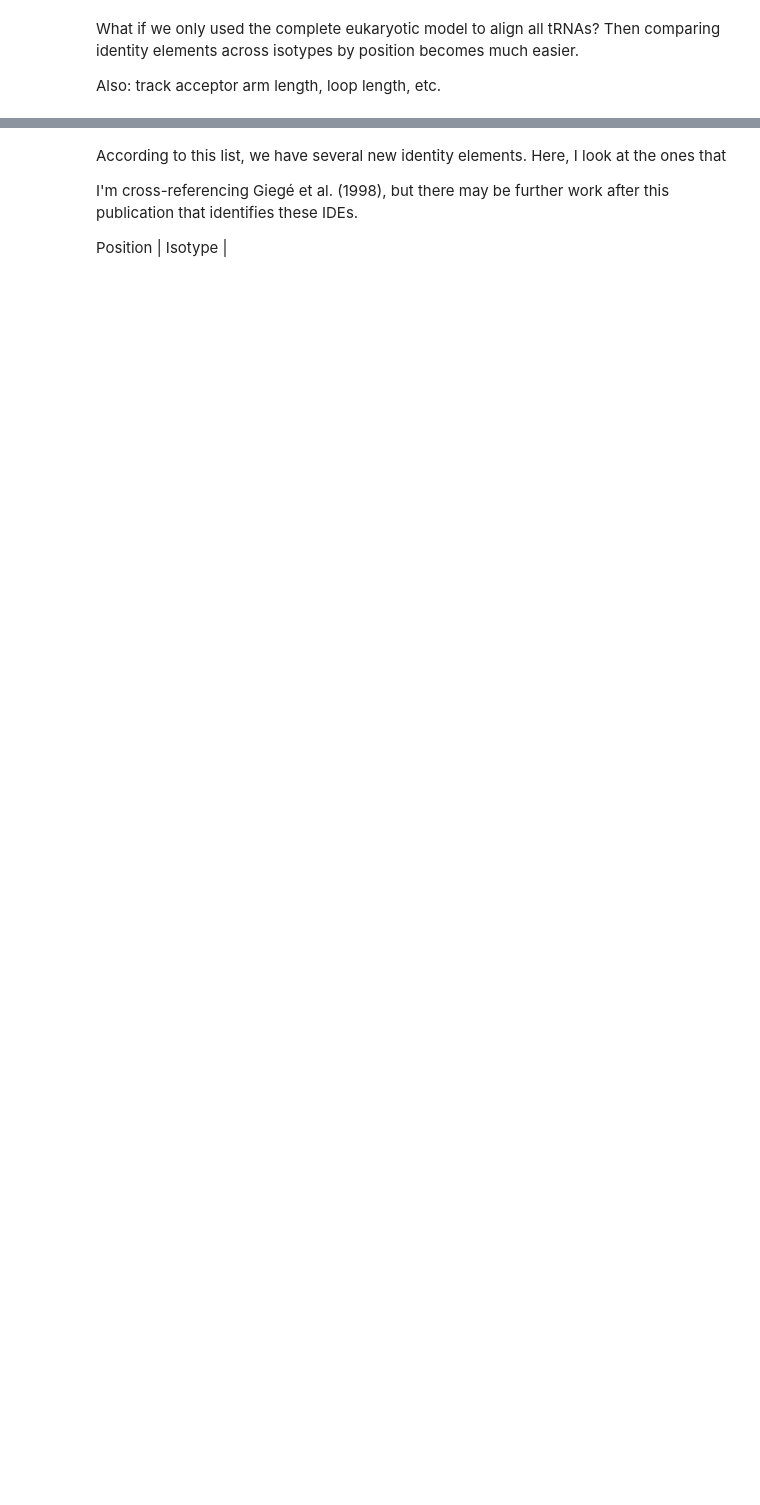
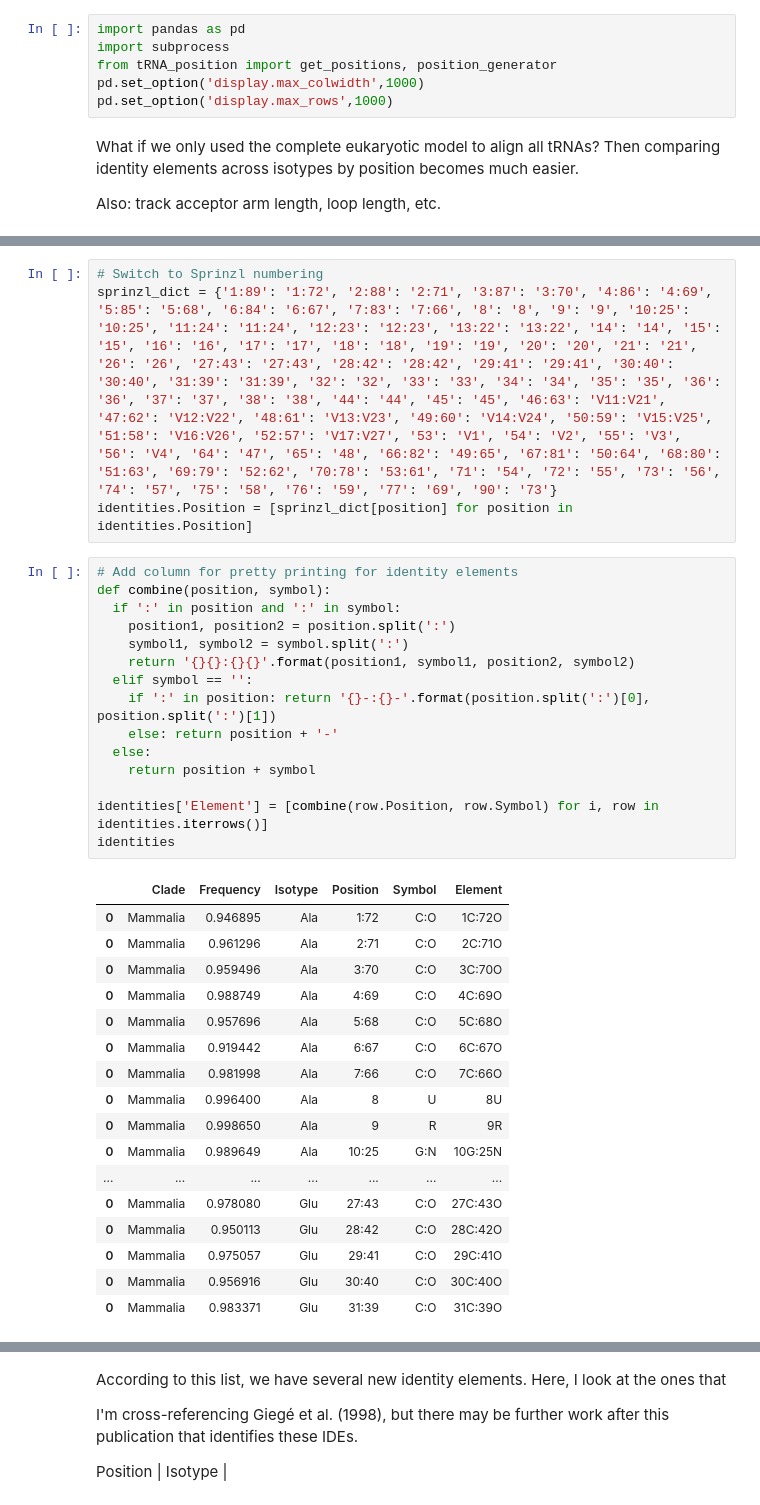
Before and after one commit to bylin/euk-features, a Jupyter notebook: notebooks/euk-isotypes.ipynb, the cells around one changed output, grey strips where cells are left out. Drawn from its saved outputs; the diff is of its cells as text; blank space fills up the shorter version.

Commit message:
sprinzl numbering, isotype groups

```diff
--- a/notebooks/euk-isotypes.ipynb
+++ b/notebooks/euk-isotypes.ipynb
@@ -1,3 +1,9 @@
+# %%
+import pandas as pd
+import subprocess
+from tRNA_position import get_positions, position_generator
+pd.set_option('display.max_colwidth',1000)
+pd.set_option('display.max_rows',1000)
 # %% [markdown]
 What if we only used the complete eukaryotic model to align all tRNAs? Then comparing identity elements across isotypes by position becomes much easier.
 
@@ -65,0 +50,37 @@ key_ides
+# %%
+# Switch to Sprinzl numbering
+sprinzl_dict = {'1:89': '1:72', '2:88': '2:71', '3:87': '3:70', '4:86': '4:69', '5:85': '5:68', '6:84': '6:67', '7:83': '7:66', '8': '8', '9': '9', '10:25': '10:25', '11:24': '11:24', '12:23': '12:23', '13:22': '13:22', '14': '14', '15': '15', '16': '16', '17': '17', '18': '18', '19': '19', '20': '20', '21': '21', '26': '26', '27:43': '27:43', '28:42': '28:42', '29:41': '29:41', '30:40': '30:40', '31:39': '31:39', '32': '32', '33': '33', '34': '34', '35': '35', '36': '36', '37': '37', '38': '38', '44': '44', '45': '45', '46:63': 'V11:V21', '47:62': 'V12:V22', '48:61': 'V13:V23', '49:60': 'V14:V24', '50:59': 'V15:V25', '51:58': 'V16:V26', '52:57': 'V17:V27', '53': 'V1', '54': 'V2', '55': 'V3', '56': 'V4', '64': '47', '65': '48', '66:82': '49:65', '67:81': '50:64', '68:80': '51:63', '69:79': '52:62', '70:78': '53:61', '71': '54', '72': '55', '73': '56', '74': '57', '75': '58', '76': '59', '77': '69', '90': '73'}
+identities.Position = [sprinzl_dict[position] for position in identities.Position]
+# %%
+# Add column for pretty printing for identity elements
+def combine(position, symbol):
+  if ':' in position and ':' in symbol:
+    position1, position2 = position.split(':')
+    symbol1, symbol2 = symbol.split(':')
+    return '{}{}:{}{}'.format(position1, symbol1, position2, symbol2)
+  elif symbol == '':
+    if ':' in position: return '{}-:{}-'.format(position.split(':')[0], position.split(':')[1])
+    else: return position + '-'
+  else:
+    return position + symbol
+
+identities['Element'] = [combine(row.Position, row.Symbol) for i, row in identities.iterrows()]
+identities
+# %% [output]
+|  | Clade | Frequency | Isotype | Position | Symbol | Element |
+| 0 | Mammalia | 0.946895 | Ala | 1:72 | C:O | 1C:72O |
+| 0 | Mammalia | 0.961296 | Ala | 2:71 | C:O | 2C:71O |
+| 0 | Mammalia | 0.959496 | Ala | 3:70 | C:O | 3C:70O |
+| 0 | Mammalia | 0.988749 | Ala | 4:69 | C:O | 4C:69O |
+| 0 | Mammalia | 0.957696 | Ala | 5:68 | C:O | 5C:68O |
+| 0 | Mammalia | 0.919442 | Ala | 6:67 | C:O | 6C:67O |
+| 0 | Mammalia | 0.981998 | Ala | 7:66 | C:O | 7C:66O |
+| 0 | Mammalia | 0.996400 | Ala | 8 | U | 8U |
+| 0 | Mammalia | 0.998650 | Ala | 9 | R | 9R |
+| 0 | Mammalia | 0.989649 | Ala | 10:25 | G:N | 10G:25N |
+| ... | ... | ... | ... | ... | ... | ... |
+| 0 | Mammalia | 0.978080 | Glu | 27:43 | C:O | 27C:43O |
+| 0 | Mammalia | 0.950113 | Glu | 28:42 | C:O | 28C:42O |
+| 0 | Mammalia | 0.975057 | Glu | 29:41 | C:O | 29C:41O |
+| 0 | Mammalia | 0.956916 | Glu | 30:40 | C:O | 30C:40O |
+| 0 | Mammalia | 0.983371 | Glu | 31:39 | C:O | 31C:39O |
```
Also changed, not shown: parts of 12 cells of this notebook.
